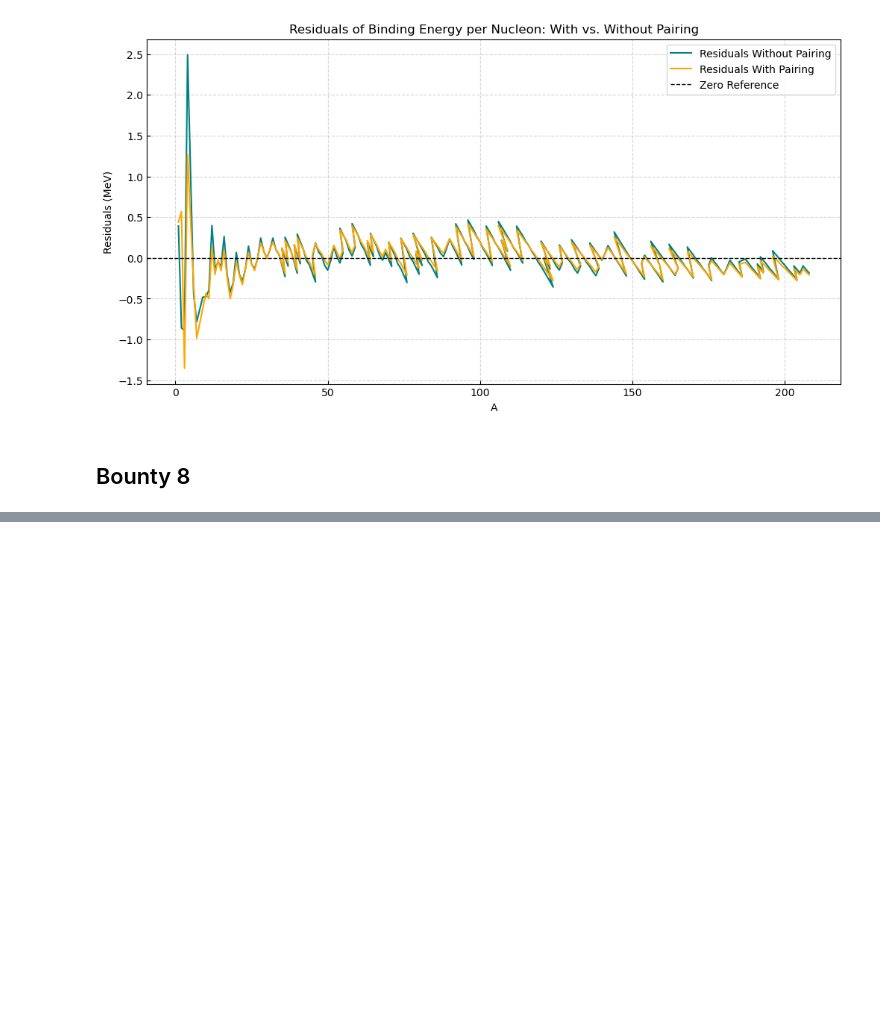
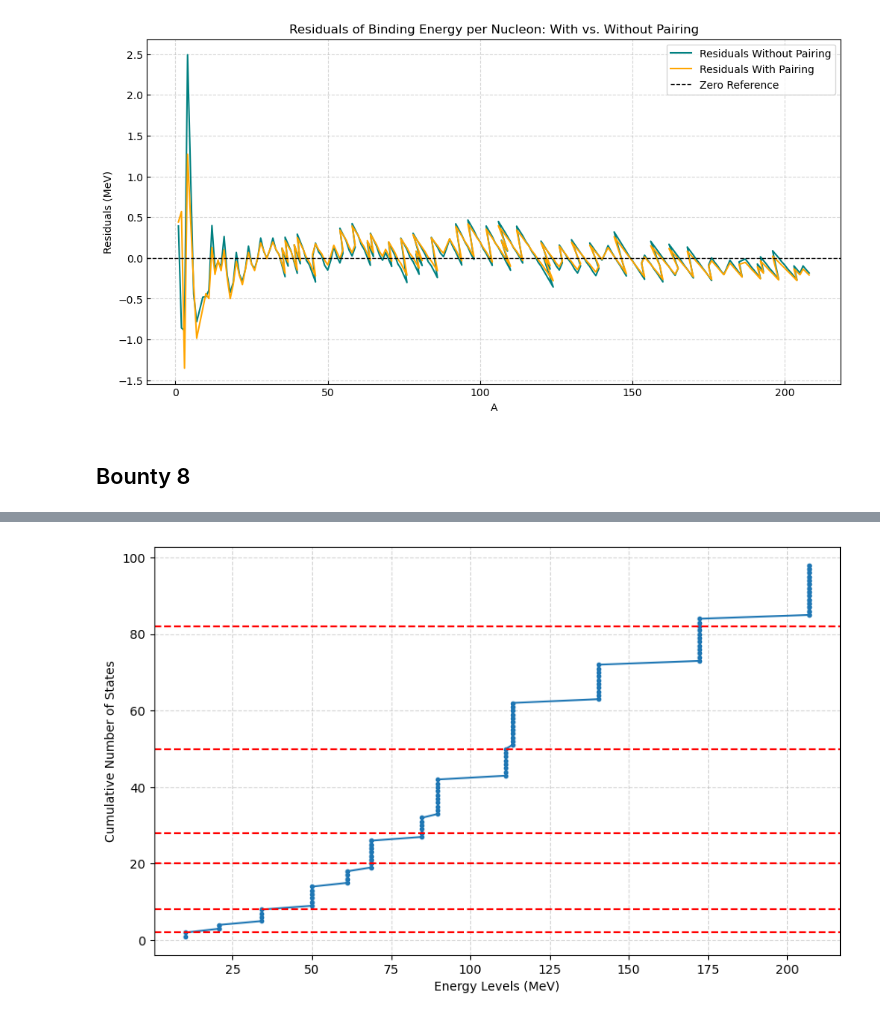
Before and after one commit to apeyron0/Bounty-Problems-Nuclei, a Jupyter notebook: bounty-problems/bounty-problems.ipynb, the cells around one changed output, grey strips where cells are left out. Drawn from its saved outputs; the diff is of its cells as text; code cells hidden in the pictures; blank space fills up the shorter version.

```diff
--- a/bounty-problems/bounty-problems.ipynb
+++ b/bounty-problems/bounty-problems.ipynb
@@ -500,0 +356,61 @@ plt.show()
+# %%
+# Constants
+hbar_c = 197.3269804  # Reduced Planck constant in MeV·fm
+R = 4.5  # Radius of the spherical well in fm
+m = 938.272  # Nucleon mass in MeV/c^2
+
+# Function to calculate energy levels
+def calculate_energy_levels(bessel_zeros, R, m):
+    """
+    Calculate the energy levels of a nucleon in a spherical potential well.
+
+    Parameters:
+        bessel_zeros (list): Zeros of the spherical Bessel function.
+        R (float): Radius of the spherical well (in fm).
+        m (float): Mass of the nucleon (in MeV/c^2).
+
+    Returns:
+        ndarray: Energy levels (in MeV).
+    """
+    return (np.array(bessel_zeros)**2 * hbar_c**2) / (2 * m * R**2)
+
+# Compute energy levels for all l and account for degeneracies
+def generate_energy_levels(max_l, max_zeros):
+    energy_levels = []
+    for l in range(max_l + 1):
+        bessel_zeros = spherical_jn_zeros(l, max_zeros)  # Compute zeros
+        energies = calculate_energy_levels(bessel_zeros, R, m)
+        # Account for degeneracies (j = l ± 1/2)
+        if l == 0:
+            degeneracies = [2]  # Special case: only j = 1/2
+        else:
+            degeneracies = [2 * (j + 1) for j in [l - 1, l]] if l > 0 else [2]
+        for e, d in zip(energies, degeneracies):
+            energy_levels.extend([e] * d)  # Include degeneracy
+    return sorted(energy_levels)
+
+# Generate energy levels
+max_l = 6
+max_zeros = 10
+energy_levels_all = generate_energy_levels(max_l, max_zeros)
+
+# Compute cumulative states
+cumulative_states = np.arange(1, len(energy_levels_all) + 1)
+
+
+# Magic numbers
+magic_numbers = [2, 8, 20, 28, 50, 82]
+
+# Plot cumulative states vs energy
+plt.figure(figsize=(10, 6))
+plt.plot(energy_levels_all, cumulative_states, 'o-', label='Cumulative States',markersize=3)
+for magic in magic_numbers:
+    plt.axhline(y=magic, color='r', linestyle='--')
+plt.xlabel('Energy Levels (MeV)')
+plt.ylabel('Cumulative Number of States')
+plt.grid(alpha=0.5, linestyle='--')
+#plt.title('')
+#plt.legend()
+plt.show()
+# %% [output]
+[figure, added]
```
Also changed, not shown: parts of 8 cells of this notebook.
